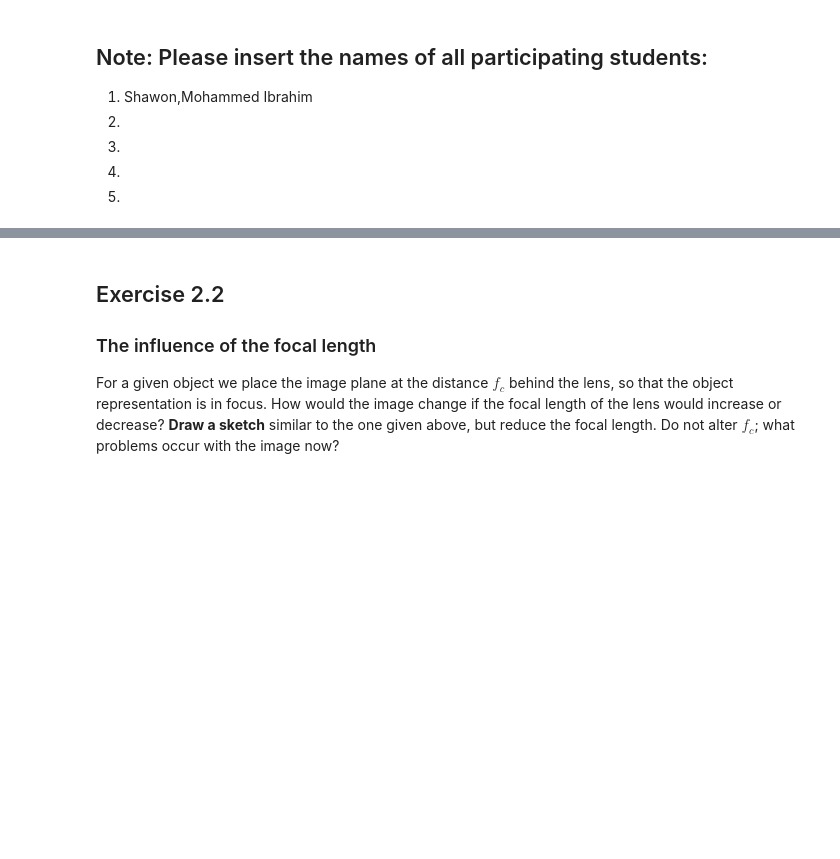
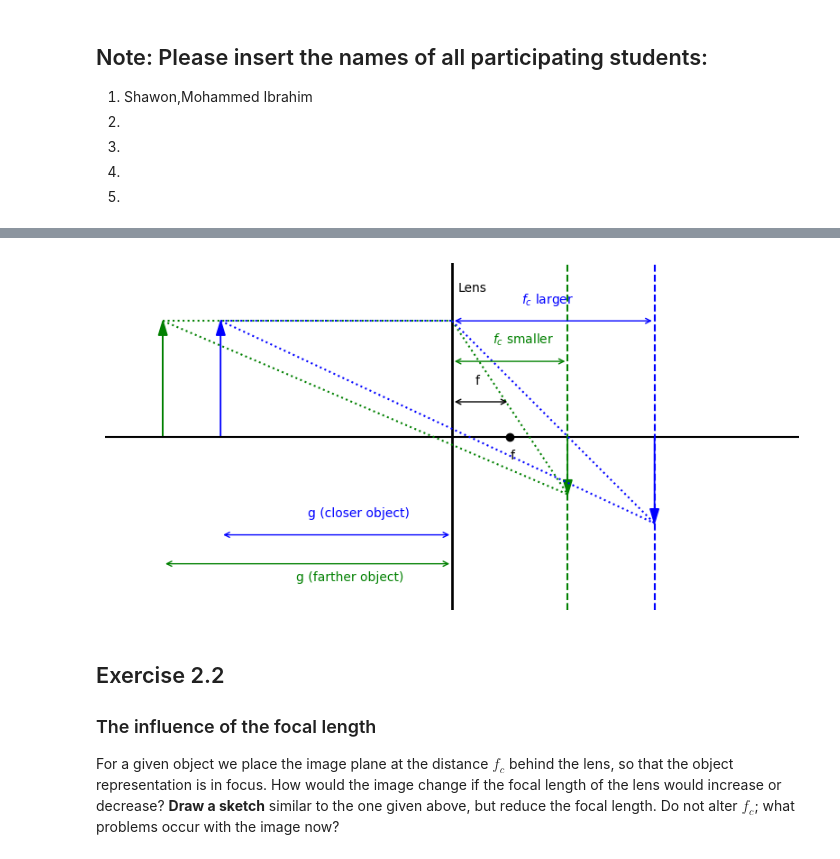
Before and after one commit to mohammedibrahimshawon/Computer_Vision_assignmentS26, a Jupyter notebook: exercise_2.ipynb, the cells around one changed output, grey strips where cells are left out. Cells and saved outputs as stored; diff of their text form; code cells hidden in the pictures; blank space fills up the shorter version.

```diff
--- a/exercise_2.ipynb
+++ b/exercise_2.ipynb
@@ -20,6 +20,97 @@ Consider a thin lens with a fixed focal length $f$. The light rays coming from a
 <img src="https://drive.google.com/uc?id=1-Wu6CkCwgJkMWUdb20UkFsBjXBvLCJ3V" alt="drawing" width="400"/>
 
 **Draw a sketch** of how $f_c$ would change for an object, which is placed closer to the lens and one placed further away.
+# %%
+import matplotlib.pyplot as plt
+
+fig, ax = plt.subplots(figsize=(12,5))
+
+# optical axis
+ax.plot([0, 12], [0, 0], color='black')
+
+# lens
+ax.plot([6,6], [-3,3], color='black', linewidth=2)
+
+# focal point
+ax.plot(7,0,'ko')
+ax.text(7,-0.4,'f')
+
+# image planes
+ax.plot([8,8], [-3,3], color='green', linestyle='--')
+ax.plot([9.5,9.5], [-3,3], color='blue', linestyle='--')
+
+# farther object
+ax.arrow(1,0,0,2,
+         head_width=0.15,
+         head_length=0.25,
+         color='green',
+         length_includes_head=True)
+
+# closer object
+ax.arrow(2,0,0,2,
+         head_width=0.15,
+         head_length=0.25,
+         color='blue',
+         length_includes_head=True)
+
+# rays for farther object
+ax.plot([1,6],[2,2], linestyle='dotted', color='green')
+ax.plot([6,8],[2,-1], linestyle='dotted', color='green')
+ax.plot([1,8],[2,-1], linestyle='dotted', color='green')
+
+# rays for closer object
+ax.plot([2,6],[2,2], linestyle='dotted', color='blue')
+ax.plot([6,9.5],[2,-1.5], linestyle='dotted', color='blue')
+ax.plot([2,9.5],[2,-1.5], linestyle='dotted', color='blue')
+
+# image arrows
+ax.arrow(8,0,0,-1,
+         head_width=0.15,
+         head_length=0.25,
+         color='green',
+         length_includes_head=True)
+
+ax.arrow(9.5,0,0,-1.5,
+         head_width=0.15,
+         head_length=0.25,
+         color='blue',
+         length_includes_head=True)
+
+# g distances
+ax.annotate('', xy=(1, -2.2), xytext=(6, -2.2),
+            arrowprops=dict(arrowstyle='<->', color='green'))
+ax.text(3.3, -2.5, 'g (farther object)', color='green')
+
+ax.annotate('', xy=(2, -1.7), xytext=(6, -1.7),
+            arrowprops=dict(arrowstyle='<->', color='blue'))
+ax.text(3.5, -1.4, 'g (closer object)', color='blue')
+
+# focal length f
+ax.annotate('', xy=(6, 0.6), xytext=(7, 0.6),
+            arrowprops=dict(arrowstyle='<->', color='black'))
+ax.text(6.4, 0.9, 'f')
+
+# fc distances
+ax.annotate('', xy=(6, 1.3), xytext=(8, 1.3),
+            arrowprops=dict(arrowstyle='<->', color='green'))
+ax.text(6.7, 1.6, '$f_c$ smaller', color='green')
+
+ax.annotate('', xy=(6, 2.0), xytext=(9.5, 2.0),
+            arrowprops=dict(arrowstyle='<->', color='blue'))
+ax.text(7.2, 2.3, '$f_c$ larger', color='blue')
+
+# labels
+ax.text(6.1,2.5,'Lens')
+
+# settings
+ax.set_xlim(0,12)
+ax.set_ylim(-3,3)
+ax.set_aspect('equal')
+ax.axis('off')
+
+plt.show()
+# %% [output]
+[figure, added]
 # %% [markdown]
 ## Exercise 2.2
 ### The influence of the focal length
```
Also changed, not shown: parts of 3 cells of this notebook.
